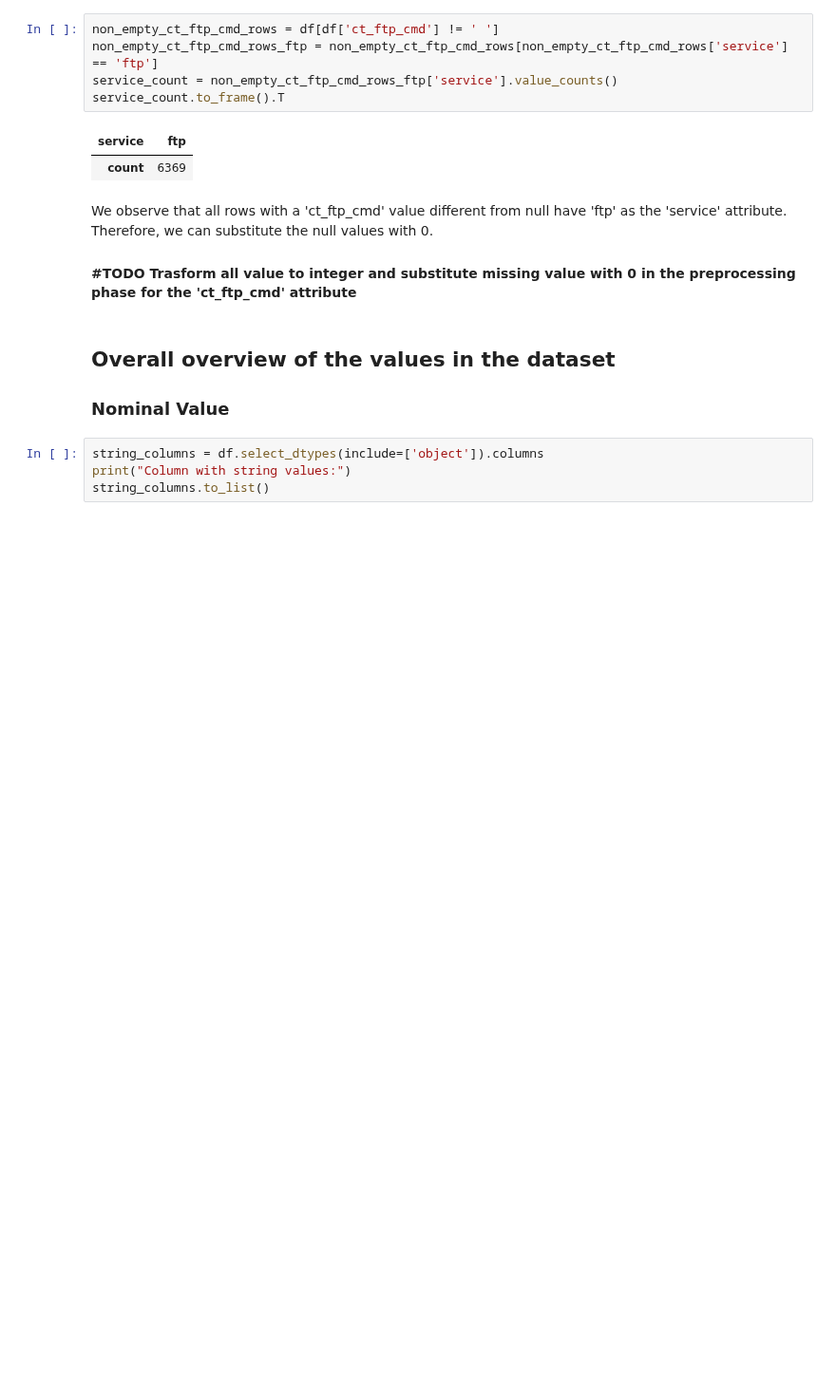
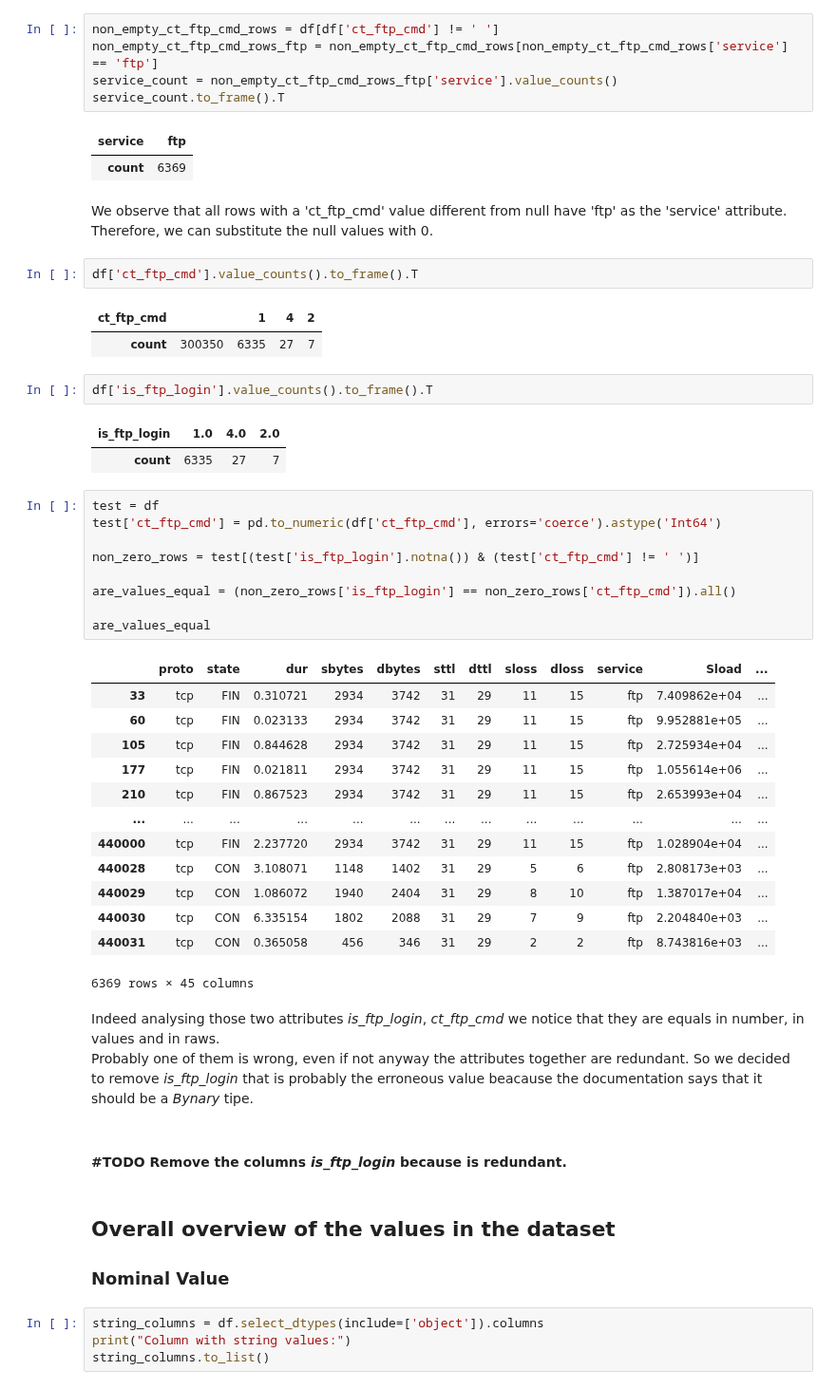
Before and after one commit to Mugna46/AI_project, a Jupyter notebook: AI.ipynb, the cells around one changed output. Shown at 95% size. Cells and saved outputs as stored; diff of their text form; blank space fills up the shorter version.

Commit message:
fix(notebook): removing is_ftp beacause redundant

```diff
--- a/AI.ipynb
+++ b/AI.ipynb
@@ -546,7 +546,44 @@ service_count.to_frame().T
 | count | 6369 |
 # %% [markdown]
 We observe that all rows with a 'ct_ftp_cmd' value different from null have 'ftp' as the 'service' attribute. Therefore, we can substitute the null values with 0. <br>
-#### #TODO Trasform all value to integer and substitute missing value with 0 in the preprocessing phase for the 'ct_ftp_cmd' attribute
+# %%
+df['ct_ftp_cmd'].value_counts().to_frame().T
+# %% [output]
+| ct_ftp_cmd |  | 1 | 4 | 2 |
+| count | 300350 | 6335 | 27 | 7 |
+# %%
+df['is_ftp_login'].value_counts().to_frame().T
+# %% [output]
+| is_ftp_login | 1.0 | 4.0 | 2.0 |
+| count | 6335 | 27 | 7 |
+# %%
+test = df
+test['ct_ftp_cmd'] = pd.to_numeric(df['ct_ftp_cmd'], errors='coerce').astype('Int64')
+
+non_zero_rows = test[(test['is_ftp_login'].notna()) & (test['ct_ftp_cmd'] != ' ')]
+
+are_values_equal = (non_zero_rows['is_ftp_login'] == non_zero_rows['ct_ftp_cmd']).all()
+
+are_values_equal
+# %% [output]
+|  | proto | state | dur | sbytes | dbytes | sttl | dttl | sloss | dloss | service | Sload | ... |
+| 33 | tcp | FIN | 0.310721 | 2934 | 3742 | 31 | 29 | 11 | 15 | ftp | 7.409862e+04 | ... |
+| 60 | tcp | FIN | 0.023133 | 2934 | 3742 | 31 | 29 | 11 | 15 | ftp | 9.952881e+05 | ... |
+| 105 | tcp | FIN | 0.844628 | 2934 | 3742 | 31 | 29 | 11 | 15 | ftp | 2.725934e+04 | ... |
+| 177 | tcp | FIN | 0.021811 | 2934 | 3742 | 31 | 29 | 11 | 15 | ftp | 1.055614e+06 | ... |
+| 210 | tcp | FIN | 0.867523 | 2934 | 3742 | 31 | 29 | 11 | 15 | ftp | 2.653993e+04 | ... |
+| ... | ... | ... | ... | ... | ... | ... | ... | ... | ... | ... | ... | ... |
+| 440000 | tcp | FIN | 2.237720 | 2934 | 3742 | 31 | 29 | 11 | 15 | ftp | 1.028904e+04 | ... |
+| 440028 | tcp | CON | 3.108071 | 1148 | 1402 | 31 | 29 | 5 | 6 | ftp | 2.808173e+03 | ... |
+| 440029 | tcp | CON | 1.086072 | 1940 | 2404 | 31 | 29 | 8 | 10 | ftp | 1.387017e+04 | ... |
+| 440030 | tcp | CON | 6.335154 | 1802 | 2088 | 31 | 29 | 7 | 9 | ftp | 2.204840e+03 | ... |
+| 440031 | tcp | CON | 0.365058 | 456 | 346 | 31 | 29 | 2 | 2 | ftp | 8.743816e+03 | ... |
+6369 rows × 45 columns
+# %% [markdown]
+Indeed analysing those two attributes *is_ftp_login*, *ct_ftp_cmd* we notice that they are equals in number, in values and in raws.
+Probably one of them is wrong, even if not anyway the attributes together are redundant. So we decided to remove *is_ftp_login* that is probably the erroneous value beacause the documentation says that it should be a *Bynary* tipe.
+# %% [markdown]
+#### #TODO Remove the columns *is_ftp_login* because is redundant.
 # %% [markdown]
 ## Overall overview of the values in the dataset
 
```
Also changed, not shown: parts of 6 cells of this notebook, 1 other file.
